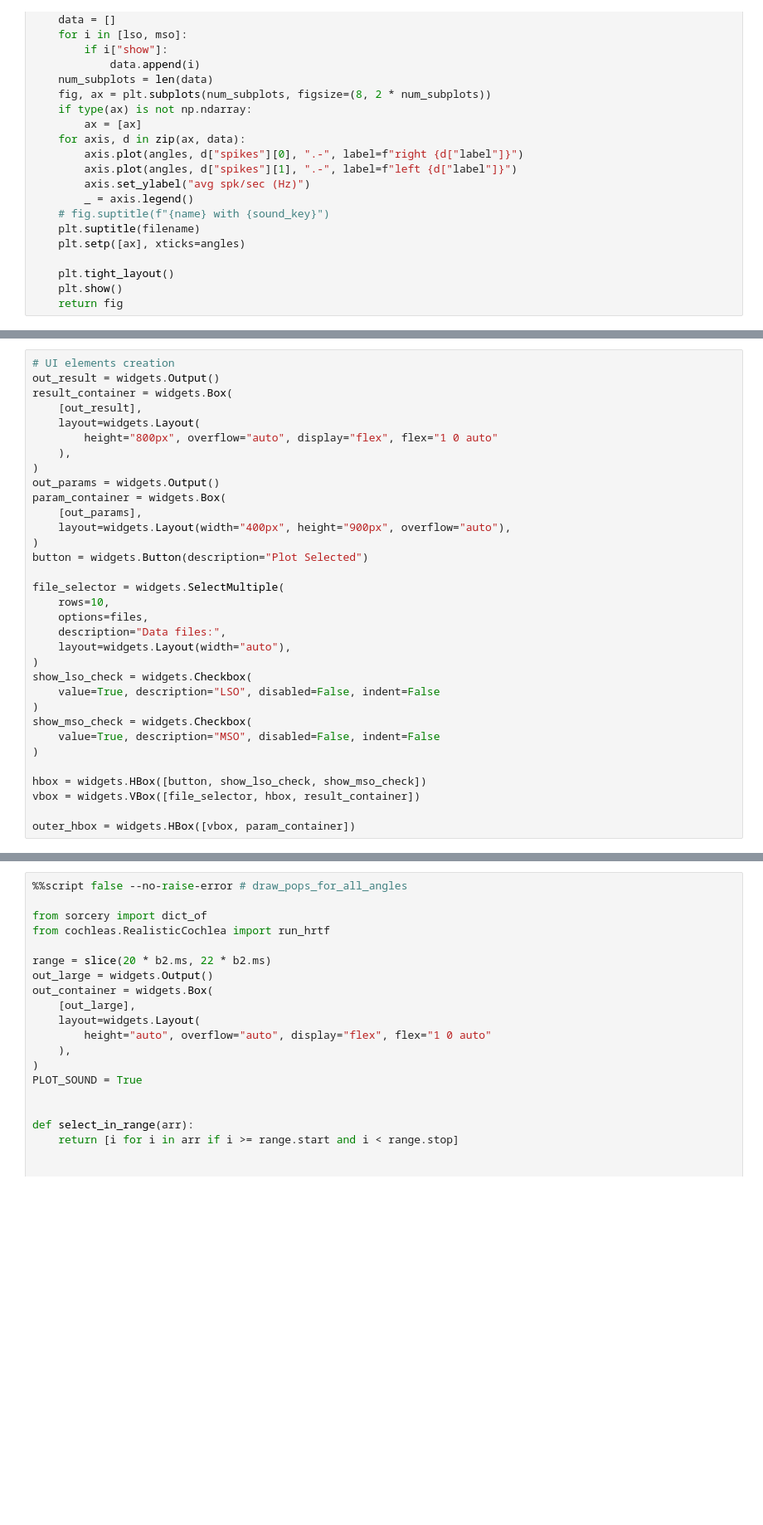
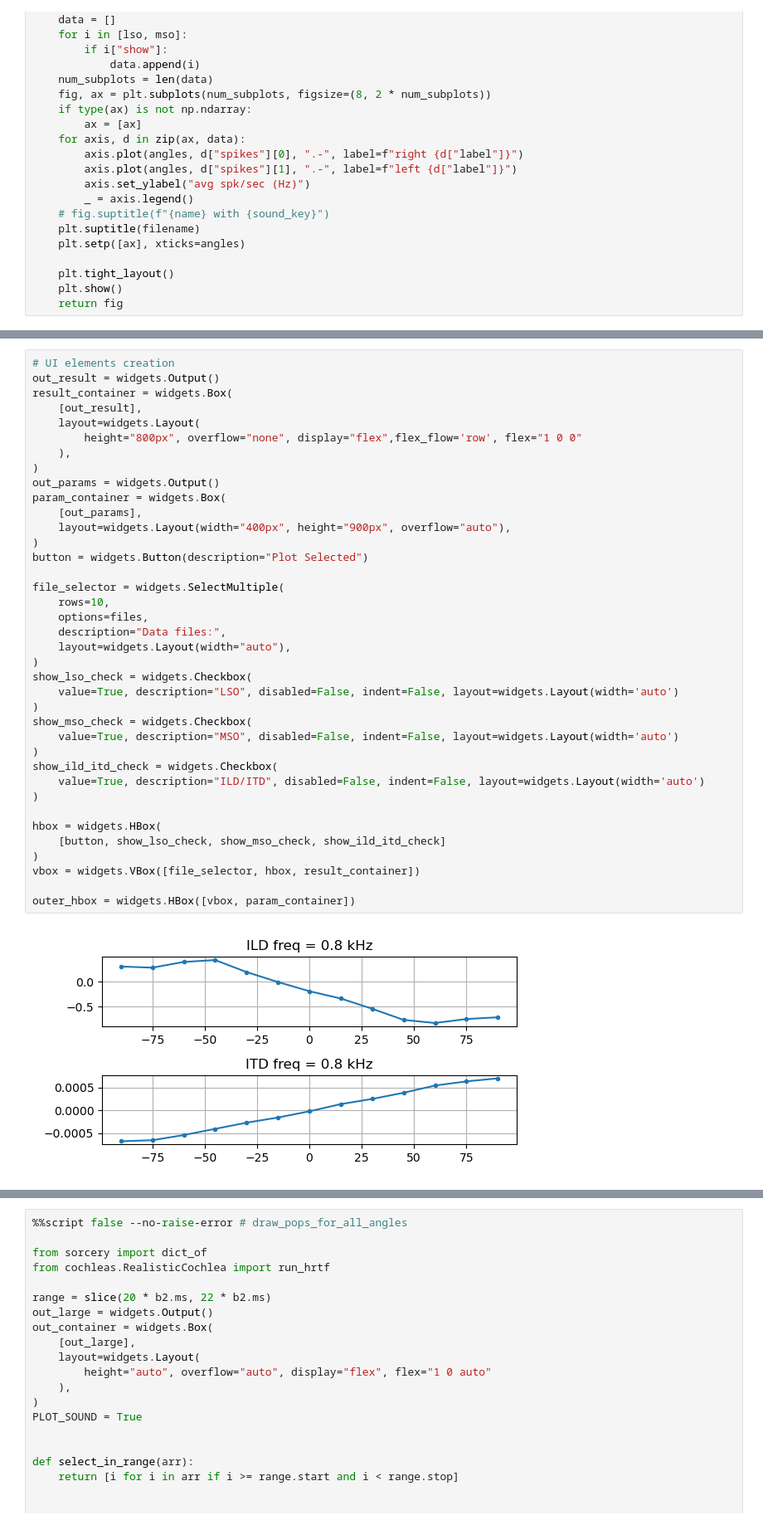
Before and after one commit to pollomarzo/polithesis, a Jupyter notebook: src/LSO_MSO_analysis.ipynb, the cells around one changed output, grey strips where cells are left out. Shown at 83% size. Saved outputs shown, nothing was run; the diff lists cells and outputs as text; blank space fills up the shorter version.

Commit message:
included optional ITD/ILD plots

```diff
--- a/src/LSO_MSO_analysis.ipynb
+++ b/src/LSO_MSO_analysis.ipynb
@@ -116,33 +121,40 @@ def show_stats(data, lso, mso):
 # %%
 # UI elements creation
 out_result = widgets.Output()
 result_container = widgets.Box(
     [out_result],
     layout=widgets.Layout(
-        height="800px", overflow="auto", display="flex", flex="1 0 auto"
+        height="800px", overflow="none", display="flex",flex_flow='row', flex="1 0 0"
     ),
 )
 out_params = widgets.Output()
 param_container = widgets.Box(
     [out_params],
     layout=widgets.Layout(width="400px", height="900px", overflow="auto"),
 )
 button = widgets.Button(description="Plot Selected")
 
 file_selector = widgets.SelectMultiple(
     rows=10,
     options=files,
     description="Data files:",
     layout=widgets.Layout(width="auto"),
 )
 show_lso_check = widgets.Checkbox(
-    value=True, description="LSO", disabled=False, indent=False
+    value=True, description="LSO", disabled=False, indent=False, layout=widgets.Layout(width='auto')
 )
 show_mso_check = widgets.Checkbox(
-    value=True, description="MSO", disabled=False, indent=False
+    value=True, description="MSO", disabled=False, indent=False, layout=widgets.Layout(width='auto')
+)
+show_ild_itd_check = widgets.Checkbox(
+    value=True, description="ILD/ITD", disabled=False, indent=False, layout=widgets.Layout(width='auto')
 )
 
-hbox = widgets.HBox([button, show_lso_check, show_mso_check])
+hbox = widgets.HBox(
+    [button, show_lso_check, show_mso_check, show_ild_itd_check]
+)
 vbox = widgets.VBox([file_selector, hbox, result_container])
 
 outer_hbox = widgets.HBox([vbox, param_container])
+# %% [output]
+[figure, added]
```
Also changed, not shown: parts of 7 cells of this notebook, 1 other file.
